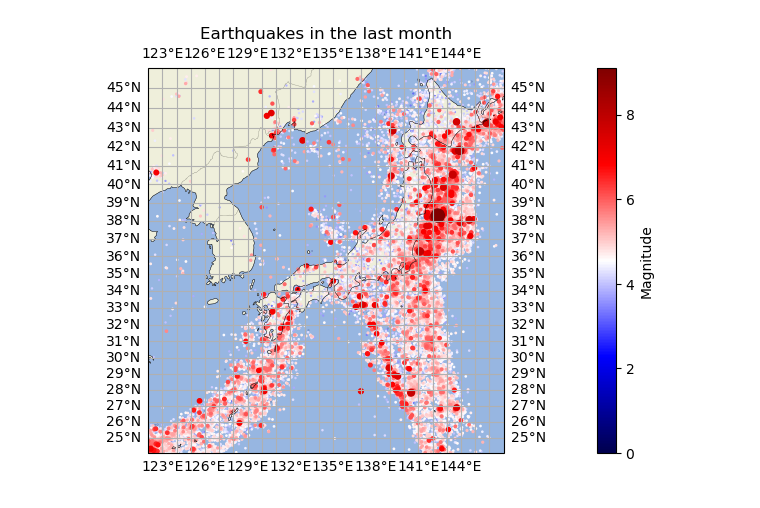
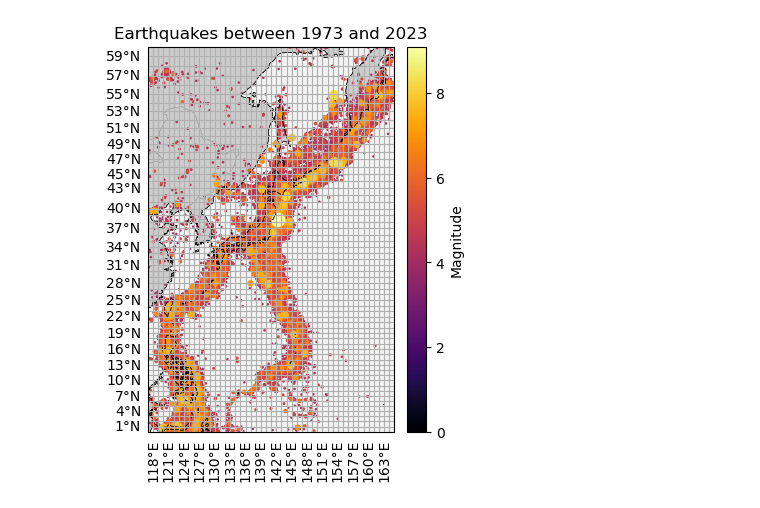
Before and after one commit to TheTrueSquirrel/thesis_spring_2023, a Jupyter notebook: sketch2.ipynb, the cells around one changed output. Cells and saved outputs as stored; diff of their text form; code cells hidden in the pictures.

Commit message:
larger japan area and plotted

```diff
--- a/sketch2.ipynb
+++ b/sketch2.ipynb
@@ -59,6 +67,6 @@ df.to_csv('data/Japan_1973_2023.csv')
 # %%
 import pandas as pd
-df = pd.read_csv('data/Japan_1973_2023.csv')
+df = pd.read_csv('data/Japan2_1973_2023.csv')
 # %%
 import cartopy.crs as crs
 import cartopy
@@ -71,44 +79,47 @@ df = df.sort_values('Magnitude')
 # Create a map using Cartopy to display earthquake data with magnitudes, longitude, and latitude
 fig = plt.figure(figsize=(8, 5))
 ax = fig.add_subplot(1, 1, 1, projection=crs.Mercator())
-ax.add_feature(cartopy.feature.LAND)
-ax.add_feature(cartopy.feature.OCEAN)
+ax.add_feature(cartopy.feature.LAND, facecolor=[.8,.8,.8])
+ax.add_feature(cartopy.feature.OCEAN, facecolor=[.95,.95,.95])
 ax.add_feature(cartopy.feature.COASTLINE,linewidth=0.3)
 ax.add_feature(cartopy.feature.BORDERS, linestyle=':',linewidth=0.3)
 
 # Add gridlines
 lon = np.linspace(-180,180,361)
 lat = np.linspace(-90,90,181)
 
 gl = ax.gridlines(draw_labels=True)
 gl.xlocator = mticker.FixedLocator(lon)
 gl.ylocator = mticker.FixedLocator(lat)
+gl.top_labels = gl.right_labels = False
+gl.rotate_labels = True
+#gl.xlabel_style = {'rotation': 45}
 
 # Add coastlines
-ax.coastlines(color='black', linewidth=0.1)
+ax.coastlines(color='black', linewidth=0.5)
 
 # Plot the earthquake data as scatter points
-sc = ax.scatter(df['Longitude'], df['Latitude'], c=df['Magnitude'], cmap="seismic", s=np.exp(df['Magnitude'])/100, transform=crs.PlateCarree())
+sc = ax.scatter(df['Longitude'], df['Latitude'], c=df['Magnitude'], cmap="inferno", s=np.exp(df['Magnitude'])/100, transform=crs.PlateCarree())
 
 # Set the colorbar and its label
-cbar = fig.colorbar(sc, ax=ax, fraction=0.04, pad=0.15)
+cbar = fig.colorbar(sc, ax=ax, fraction=0.04, pad=0.02)
 cbar.set_label('Magnitude')
 
 # Set the plot title and axis labels
-ax.set_title('Earthquakes in the last month')
+ax.set_title('Earthquakes between 1973 and 2023')
 ax.set_xlabel('Longitude')
 ax.set_ylabel('Latitude')
 # Set the bounds of the map to the minimum and maximum longitude and latitude values
 # Determine the minimum and maximum longitude and latitude values
 min_lon, max_lon = df['Longitude'].min(), df['Longitude'].max()
 min_lat, max_lat = df['Latitude'].min(), df['Latitude'].max()
 ax.set_extent([min_lon, max_lon, min_lat, max_lat], crs=crs.PlateCarree())
 
 
 # Show the plot
 plt.show()
 # %% [output]
-[figure, old version]
+[figure, new version]
 # %%
 from mpl_toolkits.basemap import Basemap
 import numpy as np
```
Also changed, not shown: parts of 2 cells of this notebook, 2 other files.
